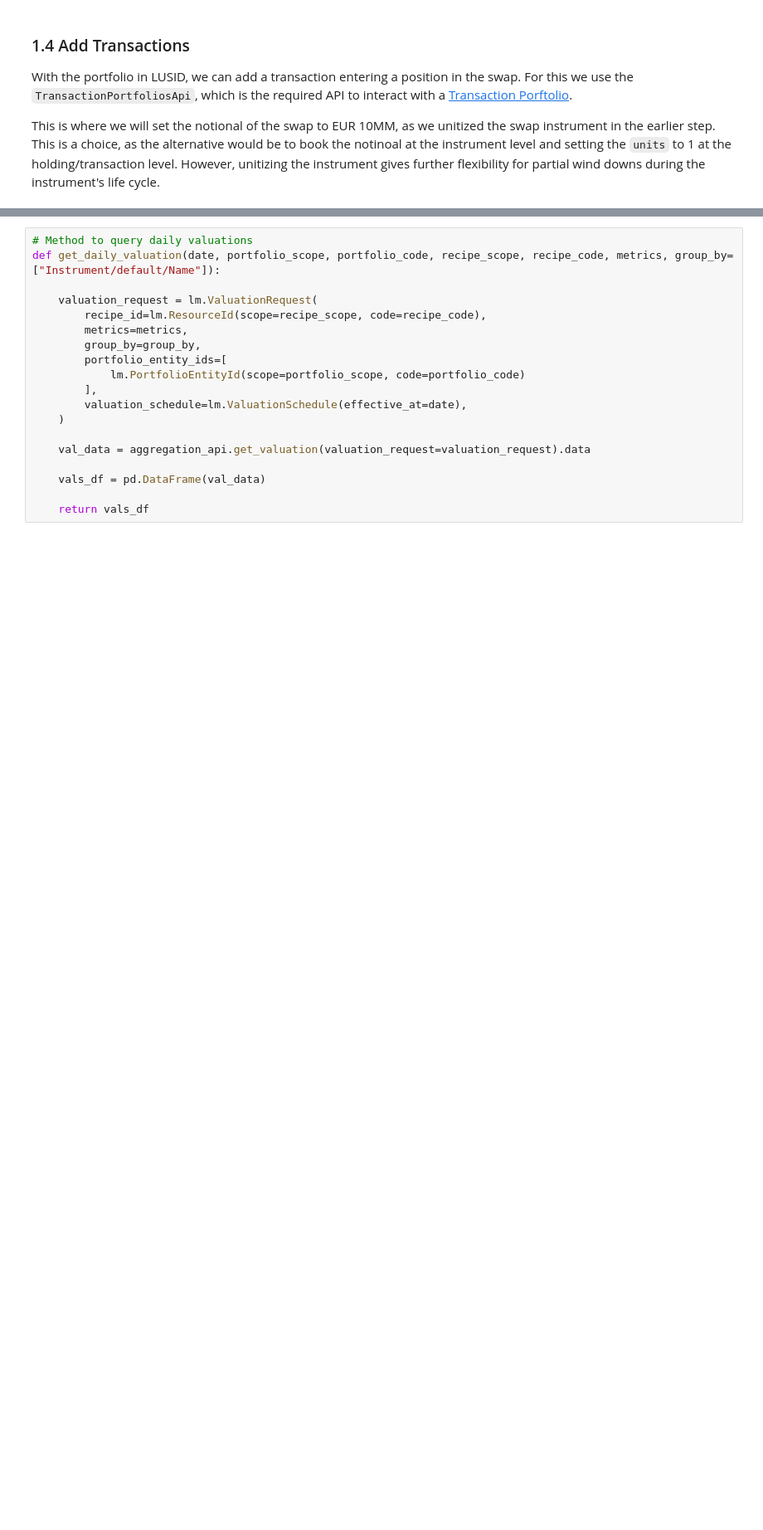
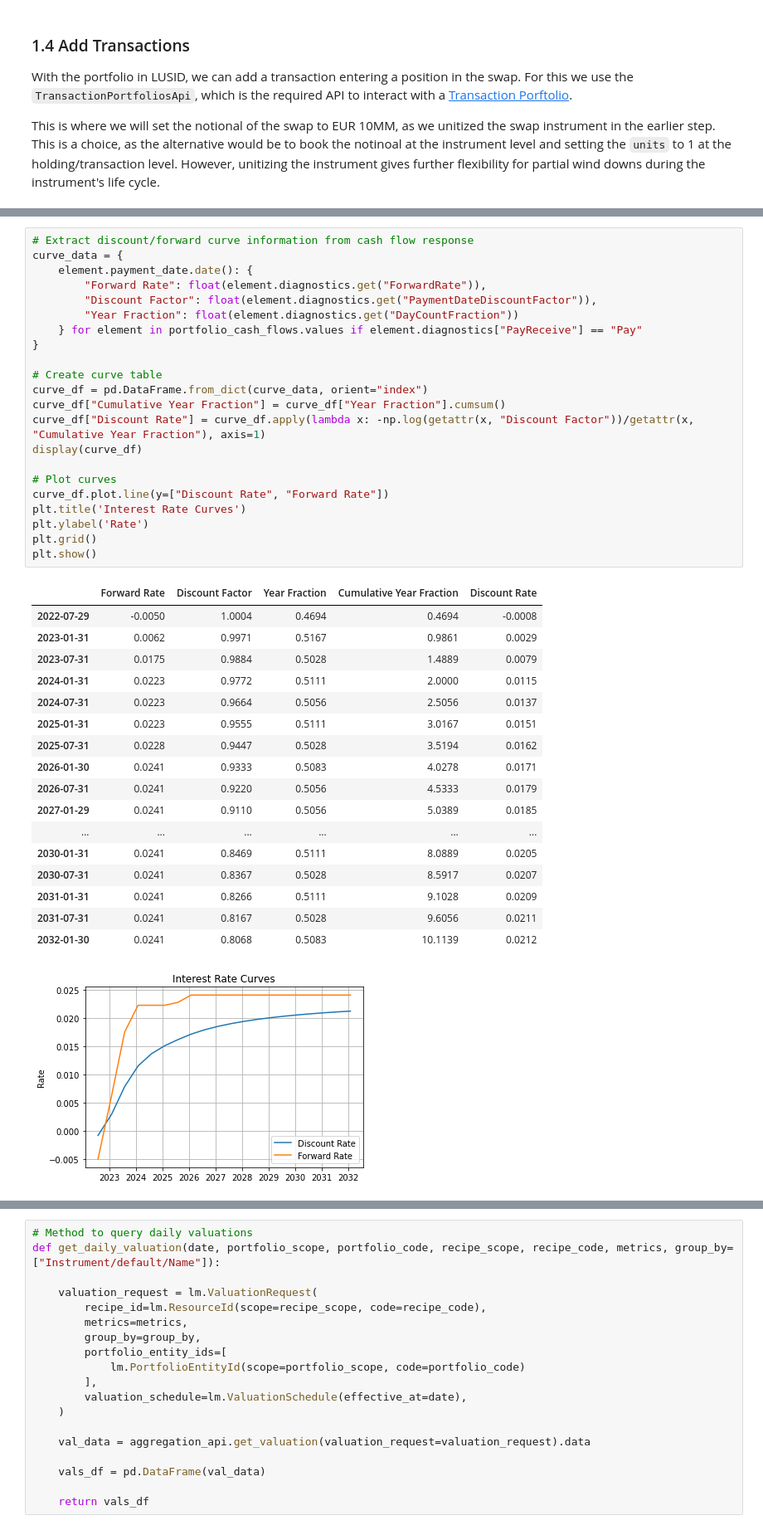
Before and after one commit to fox8090/sample-notebooks, a Jupyter notebook: examples/use-cases/instruments/Interest Rate Swap.ipynb, the cells around one changed output, grey strips where cells are left out. Shown: that part at 83% size. Cells and saved outputs as stored; diff of their text form; blank space fills up the shorter version.

```diff
--- a/examples/use-cases/instruments/Interest Rate Swap.ipynb
+++ b/examples/use-cases/instruments/Interest Rate Swap.ipynb
@@ -575,0 +677,41 @@ With the recipes and configurations set for our swap book, we can now setup a re
+# %%
+# Extract discount/forward curve information from cash flow response
+curve_data = {
+    element.payment_date.date(): {
+        "Forward Rate": float(element.diagnostics.get("ForwardRate")),
+        "Discount Factor": float(element.diagnostics.get("PaymentDateDiscountFactor")),
+        "Year Fraction": float(element.diagnostics.get("DayCountFraction"))
+    } for element in portfolio_cash_flows.values if element.diagnostics["PayReceive"] == "Pay"
+}
+
+# Create curve table
+curve_df = pd.DataFrame.from_dict(curve_data, orient="index")
+curve_df["Cumulative Year Fraction"] = curve_df["Year Fraction"].cumsum()
+curve_df["Discount Rate"] = curve_df.apply(lambda x: -np.log(getattr(x, "Discount Factor"))/getattr(x, "Cumulative Year Fraction"), axis=1)
+display(curve_df)
+
+# Plot curves
+curve_df.plot.line(y=["Discount Rate", "Forward Rate"])
+plt.title('Interest Rate Curves')
+plt.ylabel('Rate')
+plt.grid()
+plt.show()
+# %% [output]
+|  | Forward Rate | Discount Factor | Year Fraction | Cumulative Year Fraction | Discount Rate |
+| 2022-07-29 | -0.0050 | 1.0004 | 0.4694 | 0.4694 | -0.0008 |
+| 2023-01-31 | 0.0062 | 0.9971 | 0.5167 | 0.9861 | 0.0029 |
+| 2023-07-31 | 0.0175 | 0.9884 | 0.5028 | 1.4889 | 0.0079 |
+| 2024-01-31 | 0.0223 | 0.9772 | 0.5111 | 2.0000 | 0.0115 |
+| 2024-07-31 | 0.0223 | 0.9664 | 0.5056 | 2.5056 | 0.0137 |
+| 2025-01-31 | 0.0223 | 0.9555 | 0.5111 | 3.0167 | 0.0151 |
+| 2025-07-31 | 0.0228 | 0.9447 | 0.5028 | 3.5194 | 0.0162 |
+| 2026-01-30 | 0.0241 | 0.9333 | 0.5083 | 4.0278 | 0.0171 |
+| 2026-07-31 | 0.0241 | 0.9220 | 0.5056 | 4.5333 | 0.0179 |
+| 2027-01-29 | 0.0241 | 0.9110 | 0.5056 | 5.0389 | 0.0185 |
+| ... | ... | ... | ... | ... | ... |
+| 2030-01-31 | 0.0241 | 0.8469 | 0.5111 | 8.0889 | 0.0205 |
+| 2030-07-31 | 0.0241 | 0.8367 | 0.5028 | 8.5917 | 0.0207 |
+| 2031-01-31 | 0.0241 | 0.8266 | 0.5111 | 9.1028 | 0.0209 |
+| 2031-07-31 | 0.0241 | 0.8167 | 0.5028 | 9.6056 | 0.0211 |
+| 2032-01-30 | 0.0241 | 0.8068 | 0.5083 | 10.1139 | 0.0212 |
+[figure, added]
```
Also changed, not shown: parts of 58 cells of this notebook, 1 other file.
